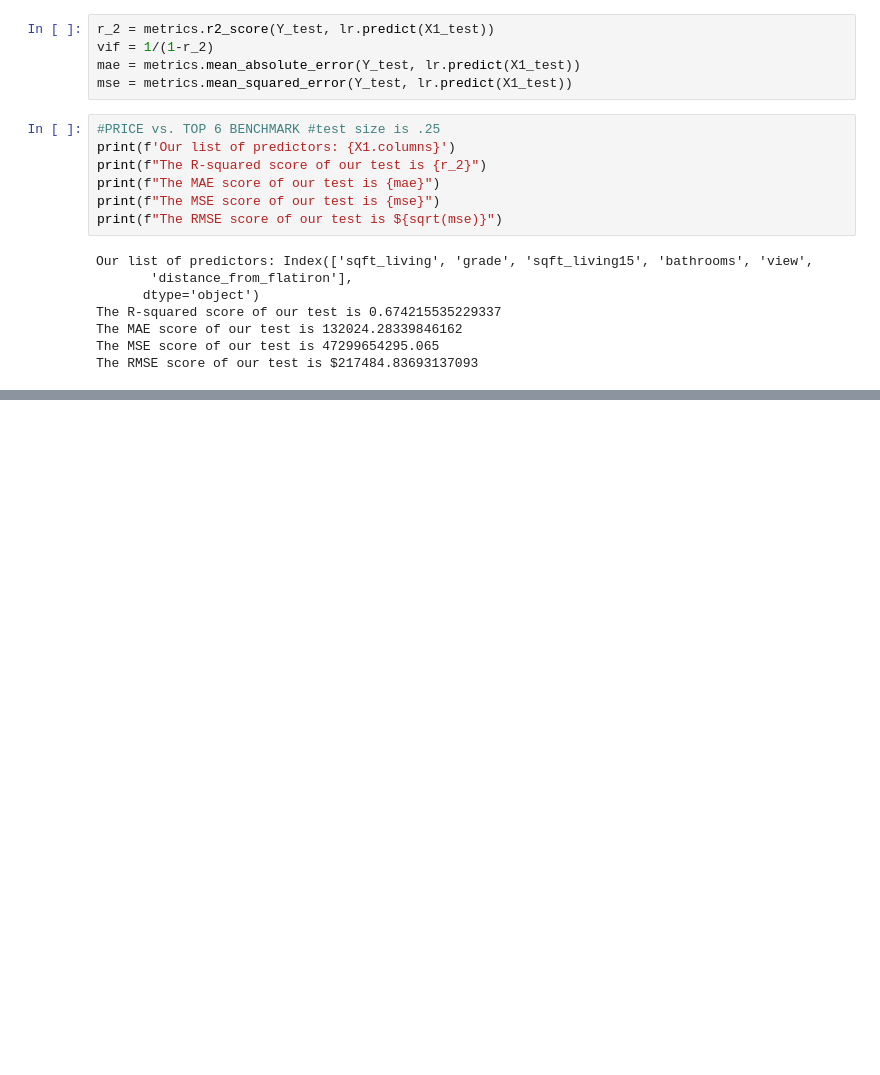
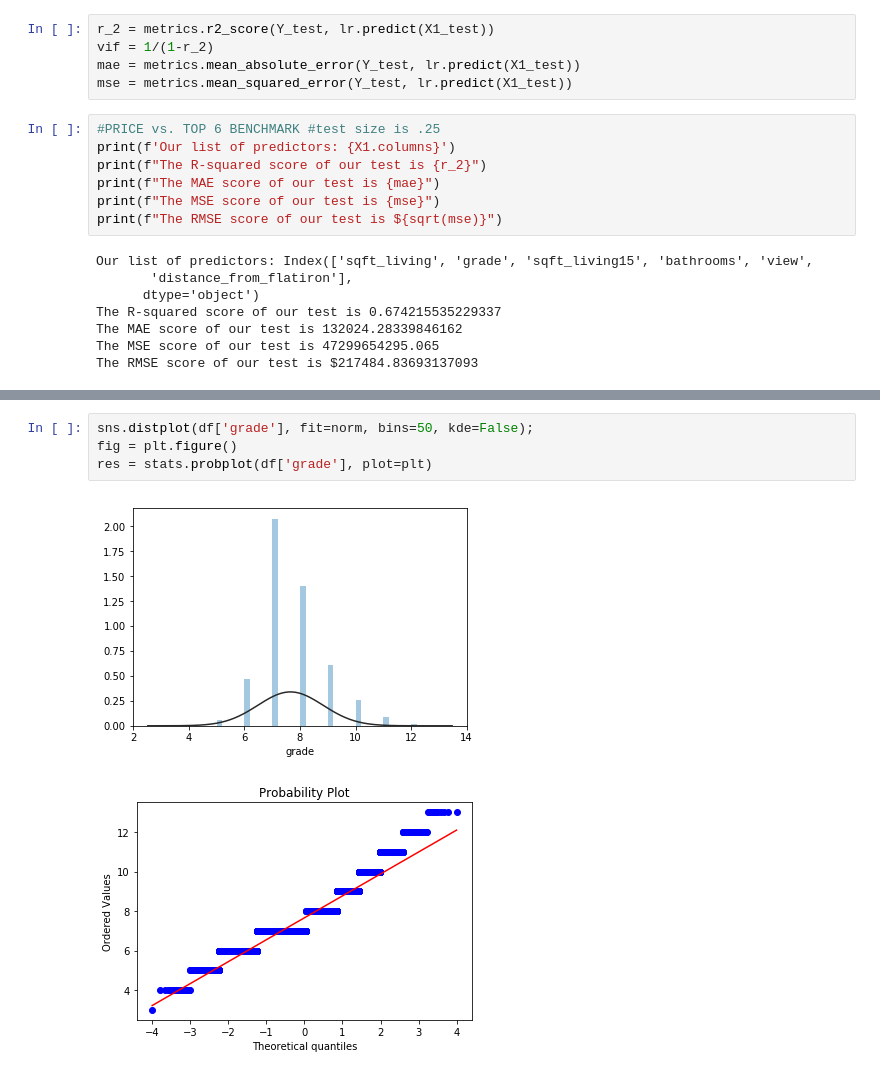
Before and after one commit to A92e/kingcountyWA_home_price_predictor, a Jupyter notebook: kevin_zip_wip.ipynb, the cells around one changed output, grey strips where cells are left out. Drawn from its saved outputs; the diff is of its cells as text; blank space fills up the shorter version.

```diff
--- a/kevin_zip_wip.ipynb
+++ b/kevin_zip_wip.ipynb
@@ -200,0 +220,7 @@ The RMSE score of our test is $217484.83693137093
+# %%
+sns.distplot(df['grade'], fit=norm, bins=50, kde=False);
+fig = plt.figure()
+res = stats.probplot(df['grade'], plot=plt)
+# %% [output]
+[figure, added]
+[figure, added]
```
Also changed, not shown: parts of 25 cells of this notebook.
